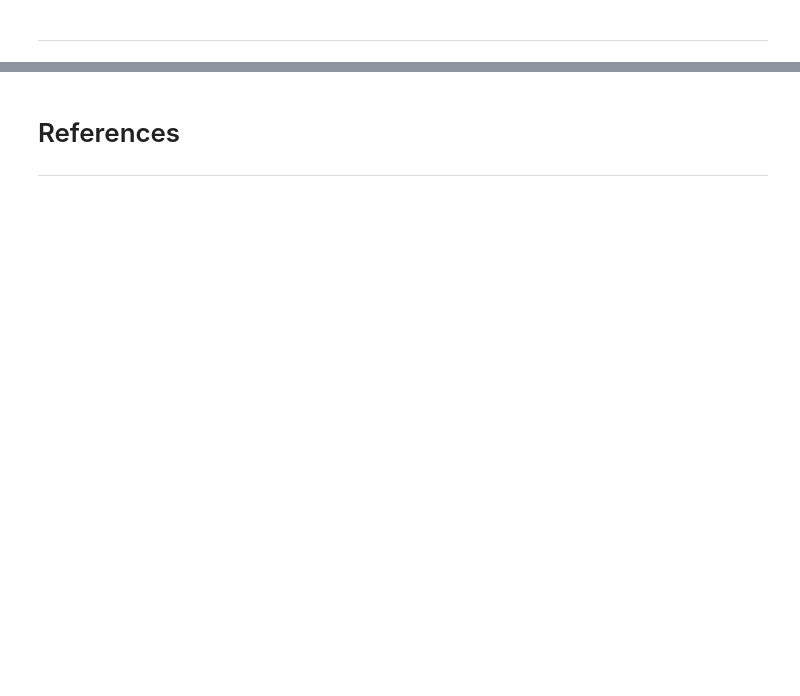
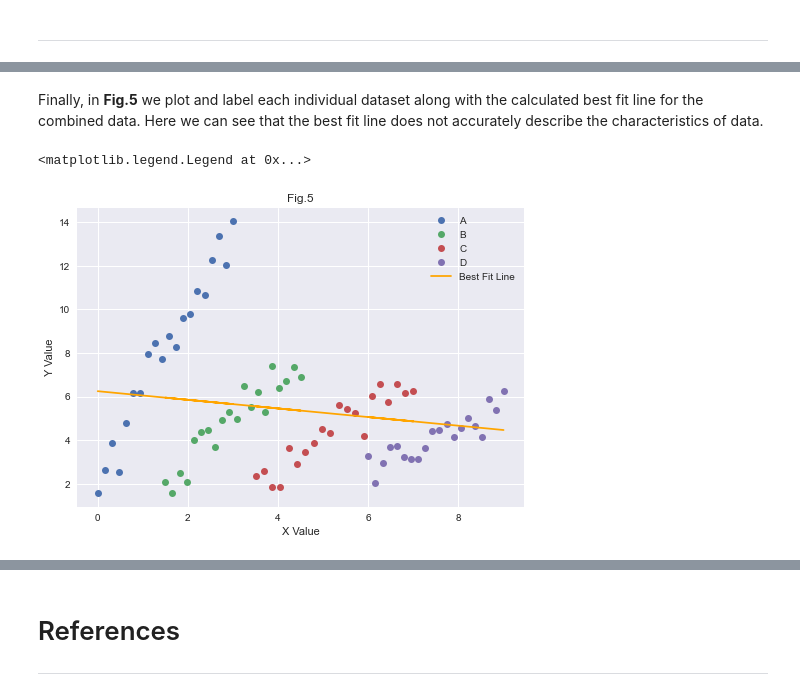
Before and after one commit to cian-gmit-da2020/DA_Fun_Tasks, a Jupyter notebook: Tasks.ipynb, the cells around one changed output, grey strips where cells are left out. Cells and saved outputs as stored; diff of their text form; code cells hidden in the pictures; blank space fills up the shorter version.

```diff
--- a/Tasks.ipynb
+++ b/Tasks.ipynb
@@ -355,10 +460,15 @@ plt.plot(x, x * coeffs[0] + coeffs[1], label="Best Fit Line", color="orange")
+# %% [markdown]
+Finally, in **Fig.5** we plot and label each individual dataset along with the calculated best fit line for the combined data. Here we can see that the best fit line does not accurately describe the characteristics of data.
 # %%
 plt.plot(a[0], a[1], "o", label="A")
 plt.plot(b[0], b[1], "o", label="B")
 plt.plot(c[0], c[1], "o", label="C")
 plt.plot(d[0], d[1], "o", label="D")
-plt.plot(x, x * coeffs[0] + coeffs[1], label="Best Fit Line", color="orange")
+plt.plot(x, x * slope + intercept, label="Best Fit Line", color="orange")
 plt.xlabel("X Value")
 plt.ylabel("Y Value")
-plt.title("Fig.2")
+plt.title("Fig.5")
 plt.legend()
+# %% [output]
+<matplotlib.legend.Legend at 0x...>
+[figure, added]
```
Also changed, not shown: parts of 73 cells of this notebook, 1 other file.
